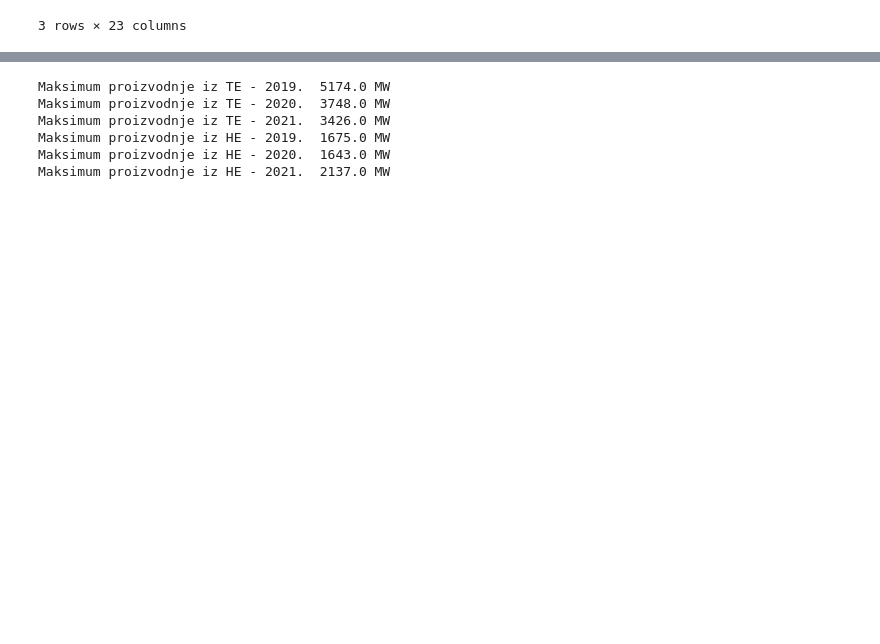
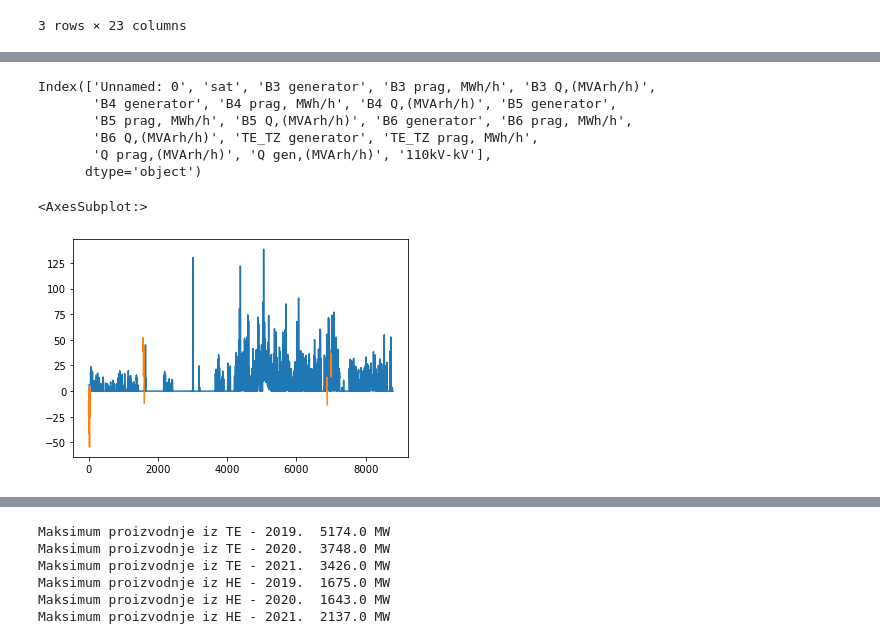
Before and after one commit to ehlimana/Electricity-analysis, a Jupyter notebook: TE_HE.ipynb, the cells around one changed output, grey strips where cells are left out. Saved outputs shown, nothing was run; the diff lists cells and outputs as text; code cells hidden in the pictures; blank space fills up the shorter version.

```diff
--- a/TE_HE.ipynb
+++ b/TE_HE.ipynb
@@ -52,0 +130,22 @@ Text(0.5, 1.0, 'Proizvodnja 2021.')
+# %%
+file_TZ_2020.columns
+# %% [output]
+Index(['Unnamed: 0', 'sat', 'B3 generator', 'B3 prag, MWh/h', 'B3 Q,(MVArh/h)',
+       'B4 generator', 'B4 prag, MWh/h', 'B4 Q,(MVArh/h)', 'B5 generator',
+       'B5 prag, MWh/h', 'B5 Q,(MVArh/h)', 'B6 generator', 'B6 prag, MWh/h',
+       'B6 Q,(MVArh/h)', 'TE_TZ generator', 'TE_TZ prag, MWh/h',
+       'Q prag,(MVArh/h)', 'Q gen,(MVArh/h)', '110kV-kV'],
+      dtype='object')
+# %%
+file_KA_2020["Q_KA, (MVArh/h)"]=file_KA_2020['B6 Q,(MVArh/h)']+file_KA_2020['B7 Q,(MVArh/h)']+file_KA_2020['B7 Q,(MVArh/h)']
+file_KA_2019["Q_KA, (MVArh/h)"]=file_KA_2019['B6 Q,(MVArh/h)']+file_KA_2019['B7 Q,(MVArh/h)']+file_KA_2019['B7 Q,(MVArh/h)']
+
+
+file_TZ_2020["Q_TZ, (MVArh/h)"]=file_TZ_2020['B3 Q,(MVArh/h)']+file_TZ_2020['B4 Q,(MVArh/h)']+file_TZ_2020['B5 Q,(MVArh/h)']+file_TZ_2020['B6 Q,(MVArh/h)']
+file_TZ_2019["Q_TZ, (MVArh/h)"]=file_TZ_2019['B3 Q,(MVArh/h)']+file_TZ_2019['B4 Q,(MVArh/h)']+file_TZ_2019['B5 Q,(MVArh/h)']+file_TZ_2019['B6 Q,(MVArh/h)']
+# %%
+file_KA_2020["Q_KA, (MVArh/h)"].plot()
+file_TZ_2020["Q_TZ, (MVArh/h)"].plot()
+# %% [output]
+<AxesSubplot:>
+[figure, added]
```
Also changed, not shown: parts of 72 cells of this notebook, 35 other files.
